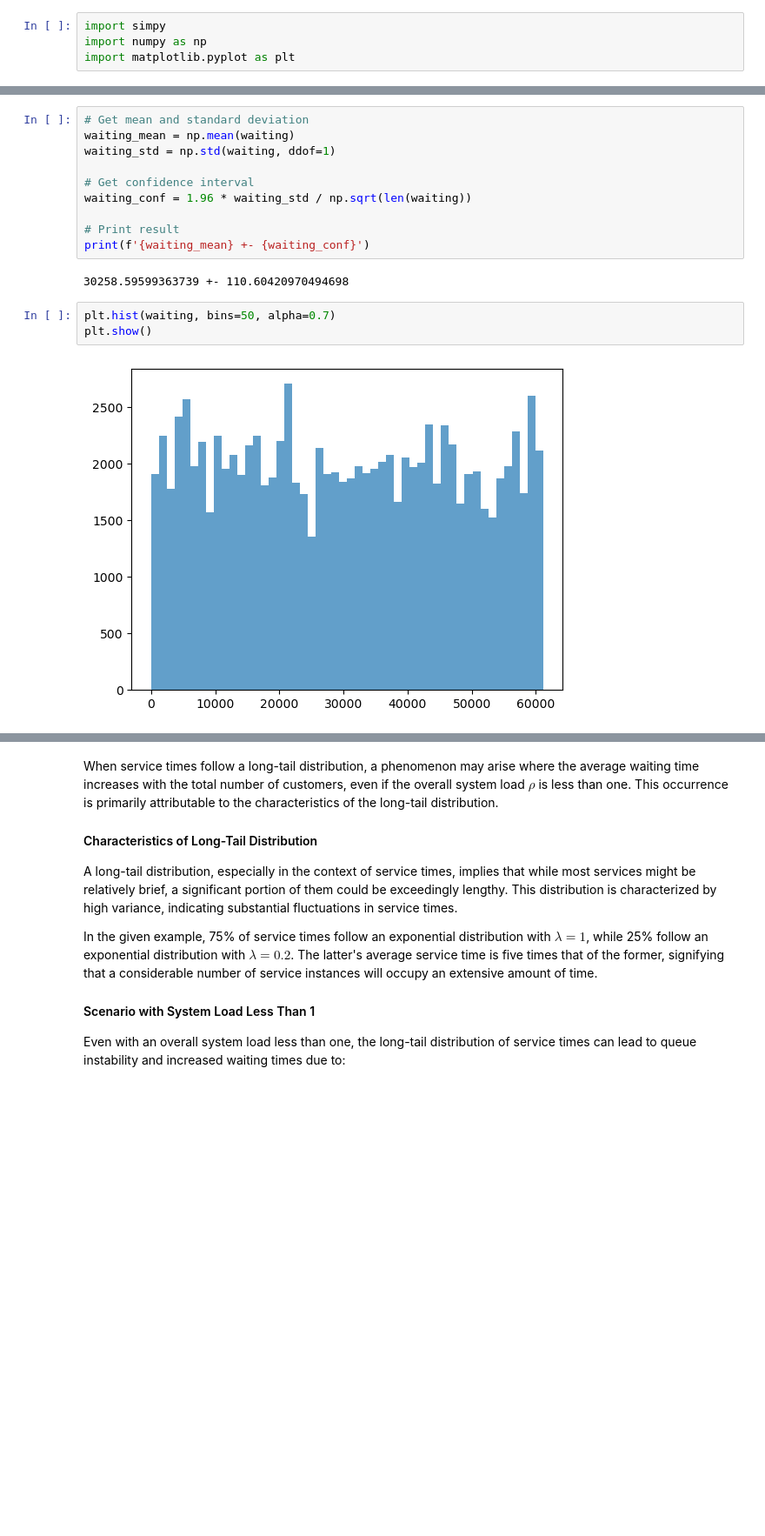
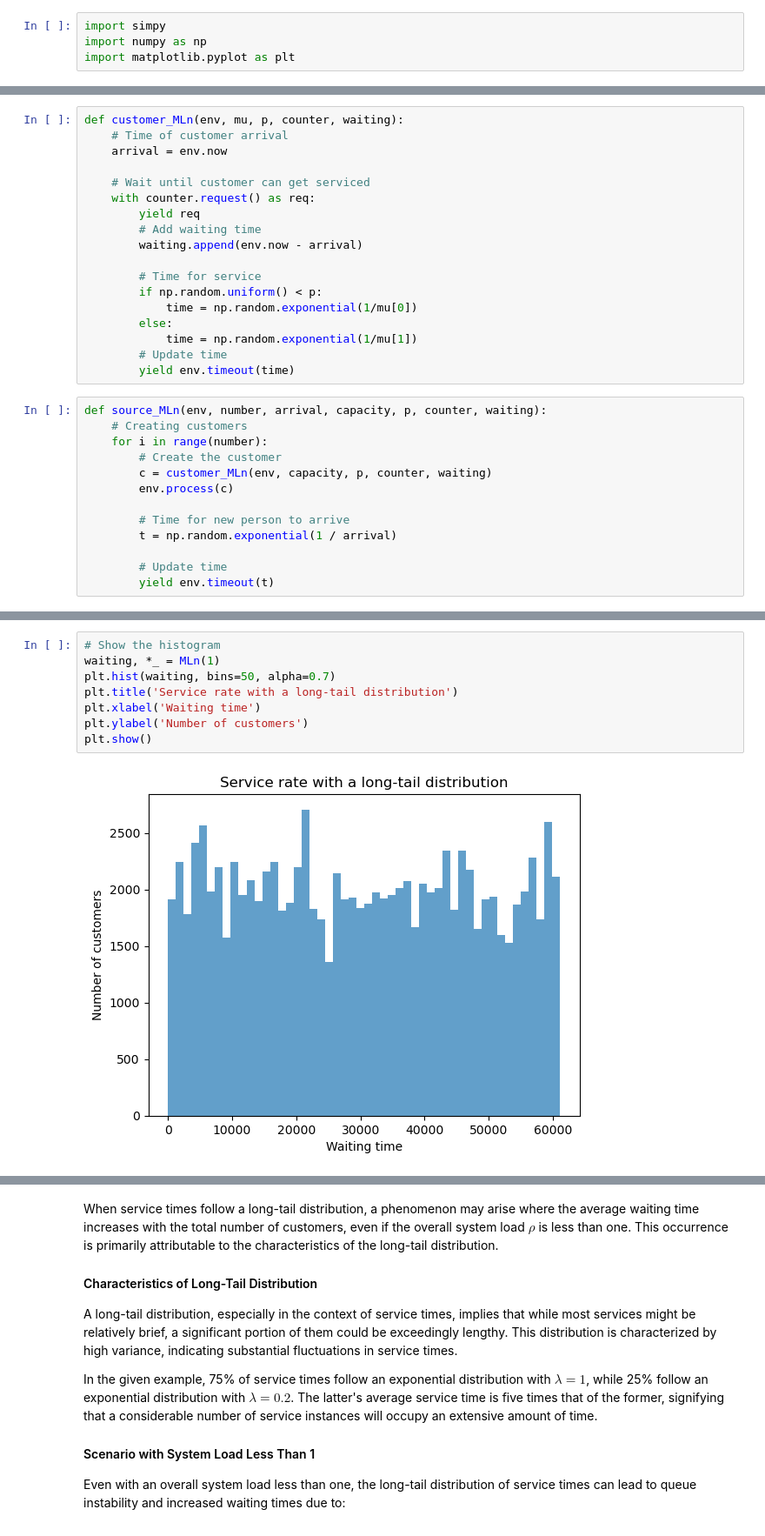
Before and after one commit to Asewlal01/WaitTimeExplorer, a Jupyter notebook: Problem4.ipynb, the cells around one changed output, grey strips where cells are left out. Shown at 87% size. Cells and saved outputs as stored; diff of their text form; blank space fills up the shorter version.

```diff
--- a/Problem4.ipynb
+++ b/Problem4.ipynb
@@ -38 +99,32 @@ def source(env, number, arrival, capacity, counter, waiting):
+# %%
+def customer_MLn(env, mu, p, counter, waiting):
+    # Time of customer arrival
+    arrival = env.now
+
+    # Wait until customer can get serviced
+    with counter.request() as req:
+        yield req
+        # Add waiting time
+        waiting.append(env.now - arrival)
+
+        # Time for service
+        if np.random.uniform() < p:
+            time = np.random.exponential(1/mu[0])
+        else:
+            time = np.random.exponential(1/mu[1])
+        # Update time
+        yield env.timeout(time)
+# %%
+def source_MLn(env, number, arrival, capacity, p, counter, waiting):
+    # Creating customers
+    for i in range(number):
+        # Create the customer
+        c = customer_MLn(env, capacity, p, counter, waiting)
+        env.process(c)
+
+        # Time for new person to arrive
+        t = np.random.exponential(1 / arrival)
+
+        # Update time
+        yield env.timeout(t)
 # %%
@@ -135,17 +160,10 @@ mu = [1.0, 0.2]
-# %%
-# Get mean and standard deviation
-waiting_mean = np.mean(waiting)
-waiting_std = np.std(waiting, ddof=1)
-
-# Get confidence interval
-waiting_conf = 1.96 * waiting_std / np.sqrt(len(waiting))
-
-# Print result
-print(f'{waiting_mean} +- {waiting_conf}')
-# %% [output]
-30258.59599363739 +- 110.60420970494698
-# %%
-plt.hist(waiting, bins=50, alpha=0.7)
-plt.show()
-# %% [output]
-[figure, removed]
+# %%
+# Show the histogram
+waiting, *_ = MLn(1)
+plt.hist(waiting, bins=50, alpha=0.7)
+plt.title('Service rate with a long-tail distribution')
+plt.xlabel('Waiting time')
+plt.ylabel('Number of customers')
+plt.show()
+# %% [output]
+[figure, added]
```
Also changed, not shown: parts of 15 cells of this notebook.
